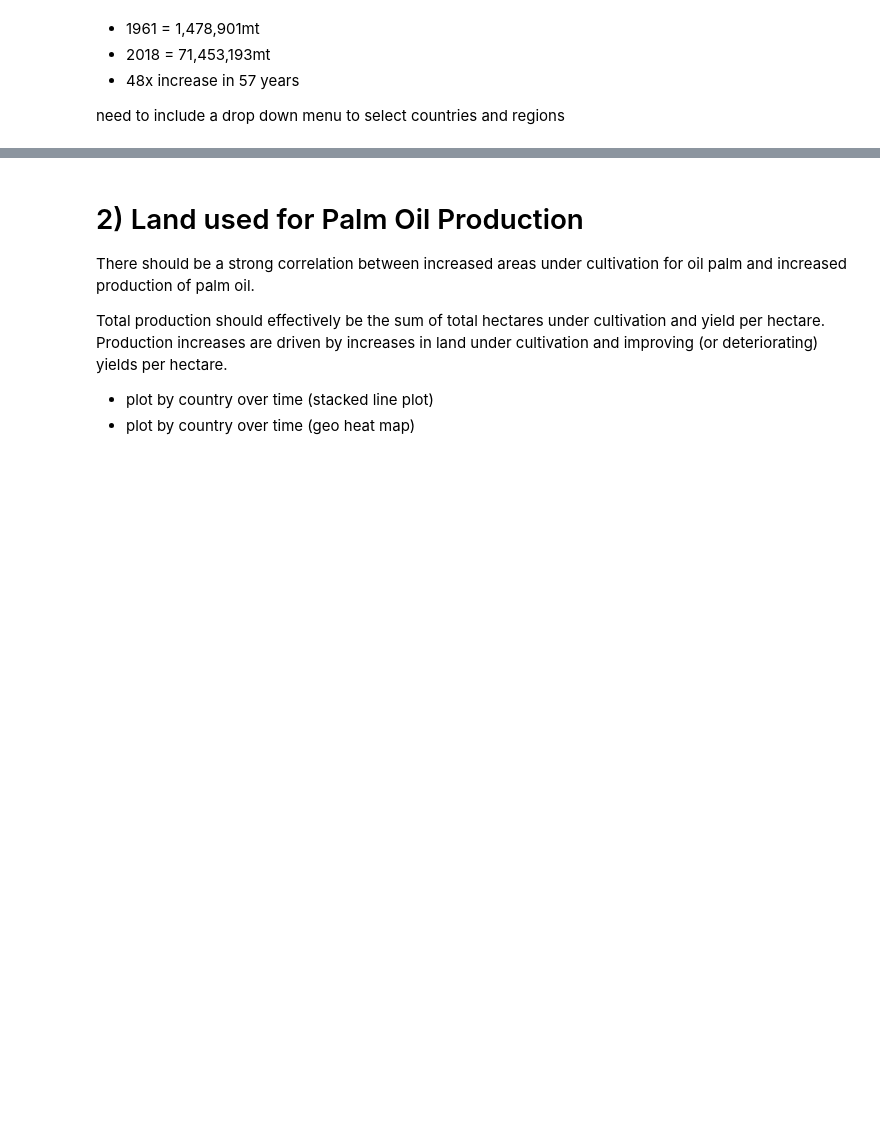
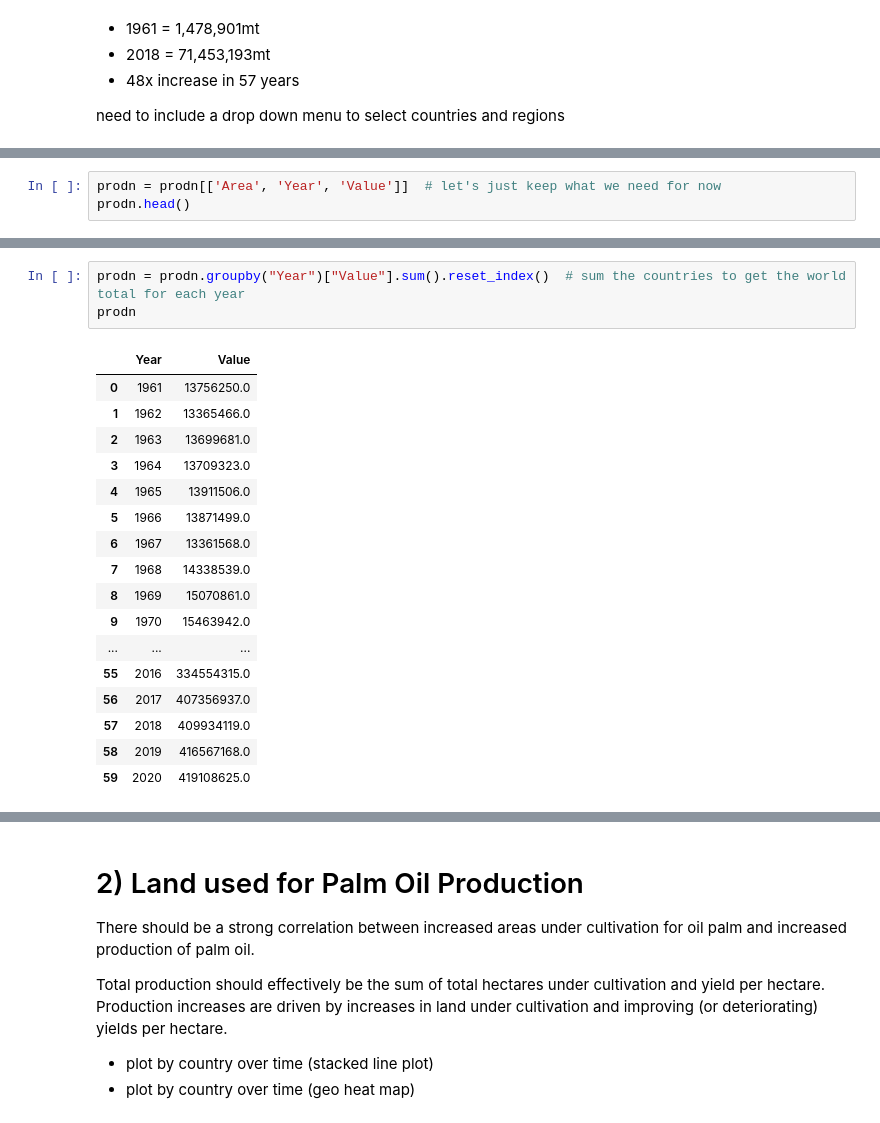
Before and after one commit to mkingopng/palm_olein, a Jupyter notebook: long_term_analysis.ipynb, the cells around one changed output, grey strips where cells are left out. Cells and saved outputs as stored; diff of their text form; blank space fills up the shorter version.

```diff
--- a/long_term_analysis.ipynb
+++ b/long_term_analysis.ipynb
@@ -149,0 +138,3 @@ need to include a drop down menu to select countries and regions
+# %%
+prodn = prodn[['Area', 'Year', 'Value']]  # let's just keep what we need for now
+prodn.head()
@@ -149,0 +163,21 @@ need to include a drop down menu to select countries and regions
+# %%
+prodn = prodn.groupby("Year")["Value"].sum().reset_index()  # sum the countries to get the world total for each year
+prodn
+# %% [output]
+|  | Year | Value |
+| 0 | 1961 | 13756250.0 |
+| 1 | 1962 | 13365466.0 |
+| 2 | 1963 | 13699681.0 |
+| 3 | 1964 | 13709323.0 |
+| 4 | 1965 | 13911506.0 |
+| 5 | 1966 | 13871499.0 |
+| 6 | 1967 | 13361568.0 |
+| 7 | 1968 | 14338539.0 |
+| 8 | 1969 | 15070861.0 |
+| 9 | 1970 | 15463942.0 |
+| ... | ... | ... |
+| 55 | 2016 | 334554315.0 |
+| 56 | 2017 | 407356937.0 |
+| 57 | 2018 | 409934119.0 |
+| 58 | 2019 | 416567168.0 |
+| 59 | 2020 | 419108625.0 |
```
Also changed, not shown: parts of 12 cells of this notebook, 3 other files.
